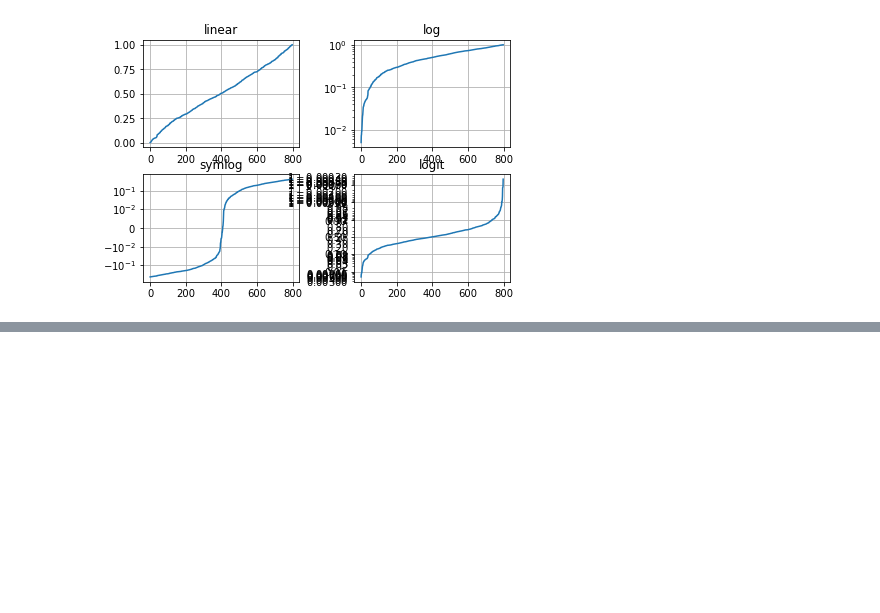
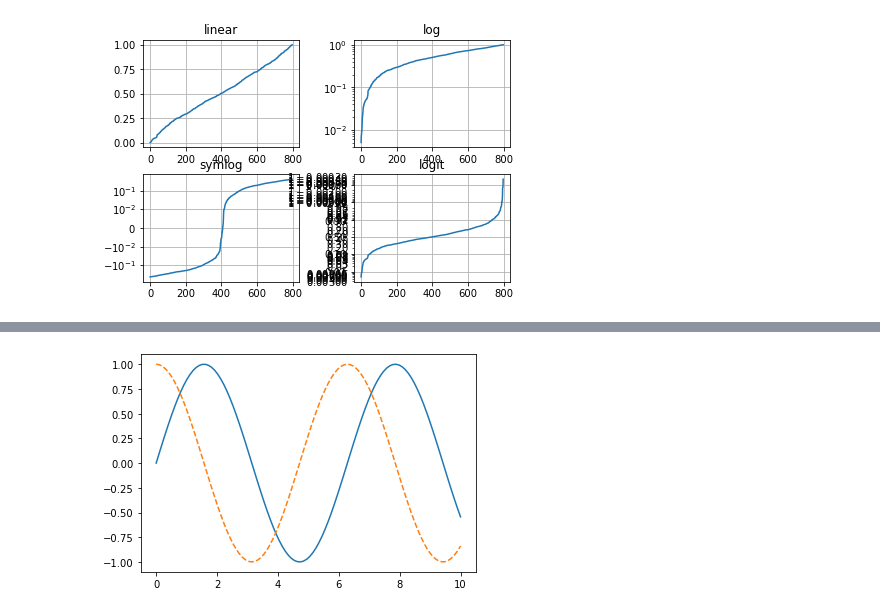
Before and after one commit to webserg/pythonML, a Jupyter notebook: pythonML/notebooks/math/PrimeObsession.ipynb, the cells around one changed output, grey strips where cells are left out. Drawn from its saved outputs; the diff is of its cells as text; code cells hidden in the pictures; blank space fills up the shorter version.

```diff
--- a/pythonML/notebooks/math/PrimeObsession.ipynb
+++ b/pythonML/notebooks/math/PrimeObsession.ipynb
@@ -99,0 +182,9 @@ plt.show()
+# %%
+import numpy as np
+x = np.linspace(0, 10, 100)
+
+fig = plt.figure()
+plt.plot(x, np.sin(x), '-')
+plt.plot(x, np.cos(x), '--');
+# %% [output]
+[figure, added]
```
Also changed, not shown: parts of 7 cells of this notebook, 4 other files.
